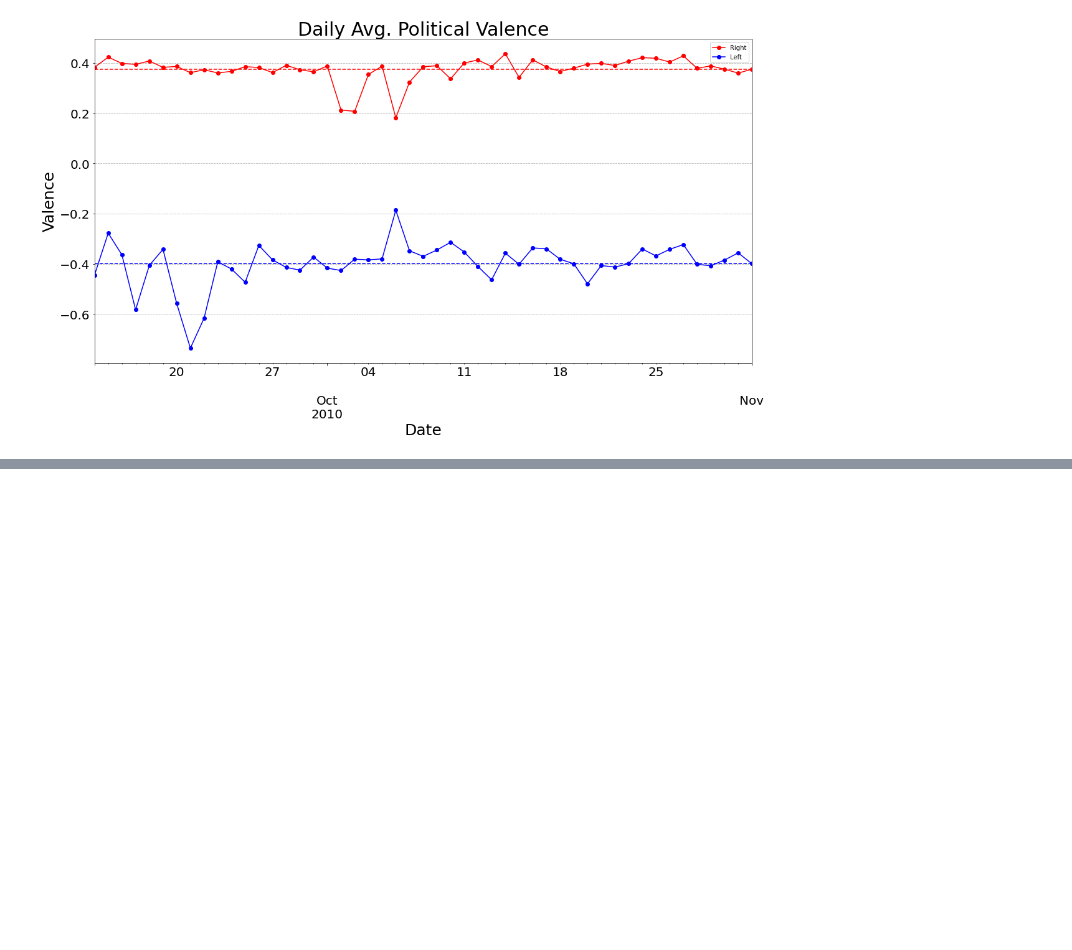
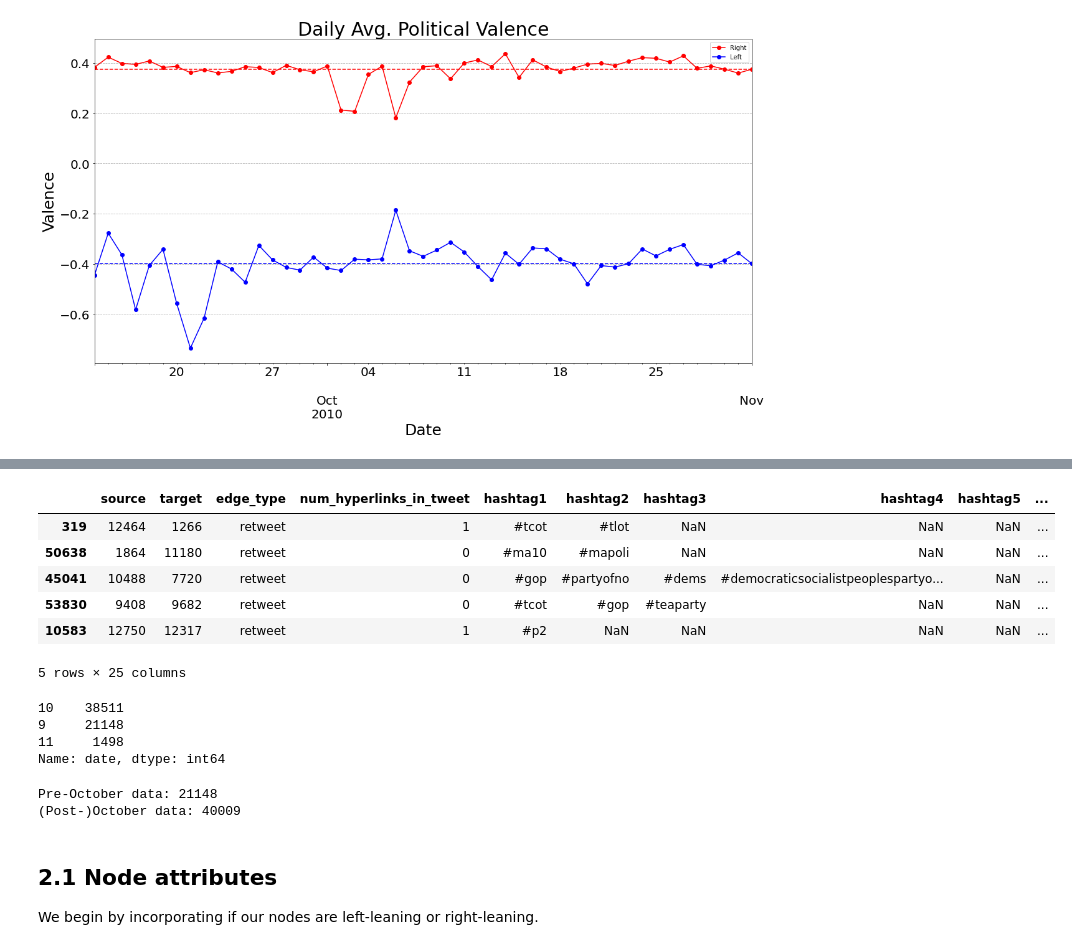
Before and after one commit to nromerodiaz/PhD, a Jupyter notebook: Assignment_2/Assignment_2.ipynb, the cells around one changed output, grey strips where cells are left out. Saved outputs shown, nothing was run; the diff lists cells and outputs as text; code cells hidden in the pictures; blank space fills up the shorter version.

```diff
--- a/Assignment_2/Assignment_2.ipynb
+++ b/Assignment_2/Assignment_2.ipynb
@@ -329,0 +436,20 @@ We see that the daily averages are relatively stable. Lets see how the individua
+# %%
+rt_data.sort_values(by='date', inplace=True)
+#rt_data.set_index(['date'], inplace=True)
+rt_data.head()
+# %% [output]
+|  | source | target | edge_type | num_hyperlinks_in_tweet | hashtag1 | hashtag2 | hashtag3 | hashtag4 | hashtag5 | ... |
+| 319 | 12464 | 1266 | retweet | 1 | #tcot | #tlot | NaN | NaN | NaN | ... |
+| 50638 | 1864 | 11180 | retweet | 0 | #ma10 | #mapoli | NaN | NaN | NaN | ... |
+| 45041 | 10488 | 7720 | retweet | 0 | #gop | #partyofno | #dems | #democraticsocialistpeoplespartyo... | NaN | ... |
+| 53830 | 9408 | 9682 | retweet | 0 | #tcot | #gop | #teaparty | NaN | NaN | ... |
+| 10583 | 12750 | 12317 | retweet | 1 | #p2 | NaN | NaN | NaN | NaN | ... |
+5 rows × 25 columns
+# %%
+# Lets see what months our data spans
+rt_data['date'].dt.month.value_counts() # We see that most of our data is in October, September and November
+# %% [output]
+10    38511
+9     21148
+11     1498
+Name: date, dtype: int64
@@ -329,0 +462,6 @@ We see that the daily averages are relatively stable. Lets see how the individua
+# %%
+# Lets look at how many tweets are contained in each DataFrame
+print('Pre-October data: %i \n(Post-)October data: %i'%(sept_data.shape[0], oct_data.shape[0]))
+# %% [output]
+Pre-October data: 21148
+(Post-)October data: 40009
@@ -329,0 +473,4 @@ We see that the daily averages are relatively stable. Lets see how the individua
+# %% [markdown]
+## 2.1 Node attributes
+
+We begin by incorporating if our nodes are left-leaning or right-leaning.
```
Also changed, not shown: parts of 33 cells of this notebook.
